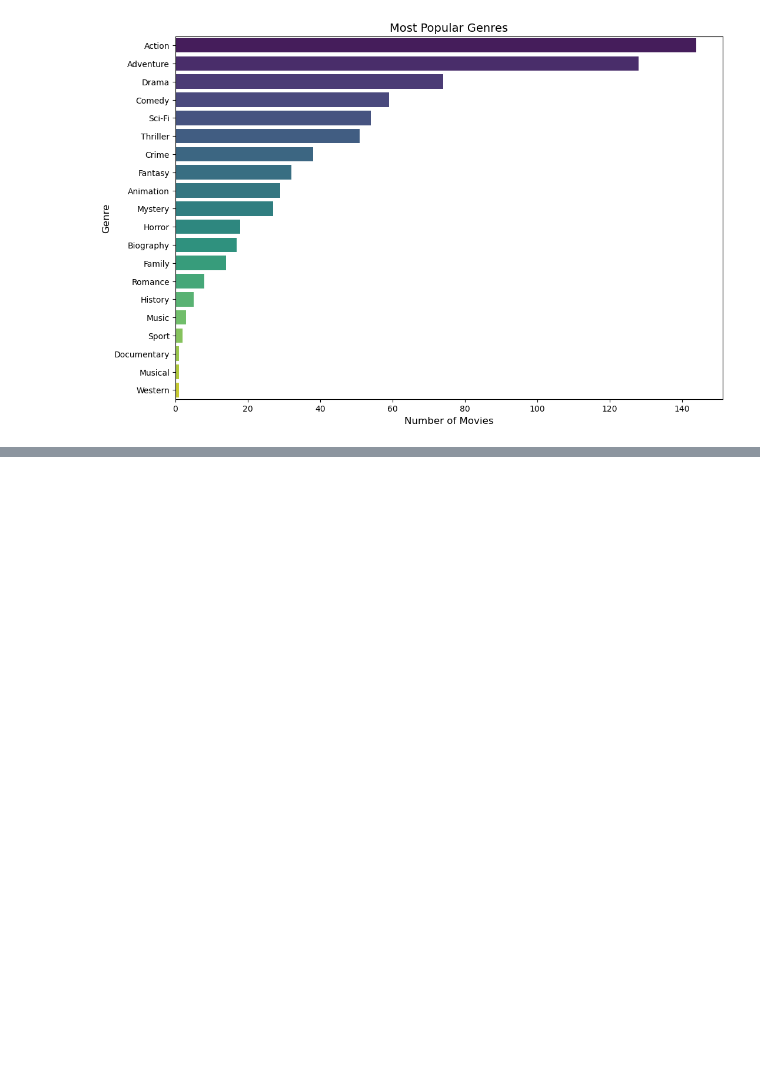
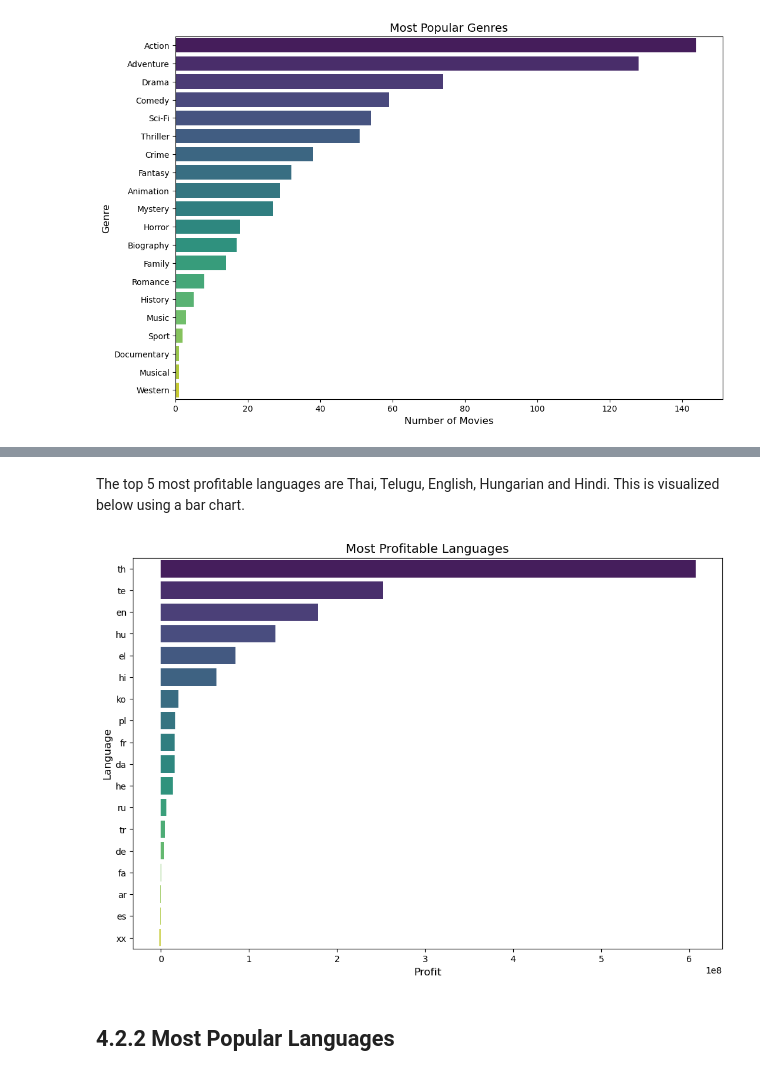
Before and after one commit to Deborah-Okeyo/group-eight-project, a Jupyter notebook: index.ipynb, the cells around one changed output, grey strips where cells are left out. Saved outputs shown, nothing was run; the diff lists cells and outputs as text; code cells hidden in the pictures; blank space fills up the shorter version.

```diff
--- a/index.ipynb
+++ b/index.ipynb
@@ -927,0 +1052,38 @@ plt.show()
+# %% [markdown]
+The top 5 most profitable languages are Thai, Telugu, English, Hungarian and Hindi. This is visualized below using a bar chart.
+# %%
+
+
+# Data preparation
+data = {
+    'Language': ['th', 'te', 'en', 'hu', 'el', 'hi', 'ko', 'pl', 'fr', 'da', 'he', 'ru', 'tr', 'de', 'fa', 'ar', 'es', 'xx'],
+    'Profit': [6.068887e+08, 2.524887e+08, 1.783044e+08, 1.301907e+08, 8.447625e+07,
+               6.304484e+07, 1.978070e+07, 1.652542e+07, 1.576736e+07, 1.544815e+07,
+               1.370487e+07, 6.083905e+06, 4.998048e+06, 3.298326e+06, 5.130990e+05,
+               -9.761730e+05, -1.022584e+06, -1.557946e+06]
+}
+
+# Convert data into DataFrame
+df = pd.DataFrame(data)
+
+# Sort DataFrame by Profit in descending order
+df = df.sort_values(by='Profit', ascending=False)
+
+# Plot creation
+fig, ax = plt.subplots(figsize=(12, 8))
+sns.barplot(x='Profit', y='Language', data=df, ax=ax, palette='viridis')
+
+# Customizing the plot
+ax.set_title('Most Profitable Languages', fontsize=14)
+ax.set_xlabel("Profit", fontsize=12)
+ax.set_ylabel("Language", fontsize=12)
+
+# Save the plot
+fig.savefig('Most_Profitable_Languages.png')
+
+# Show the plot
+plt.show()
+# %% [output]
+[figure, added]
+# %% [markdown]
+## 4.2.2 Most Popular Languages
```
Also changed, not shown: parts of 34 cells of this notebook.
